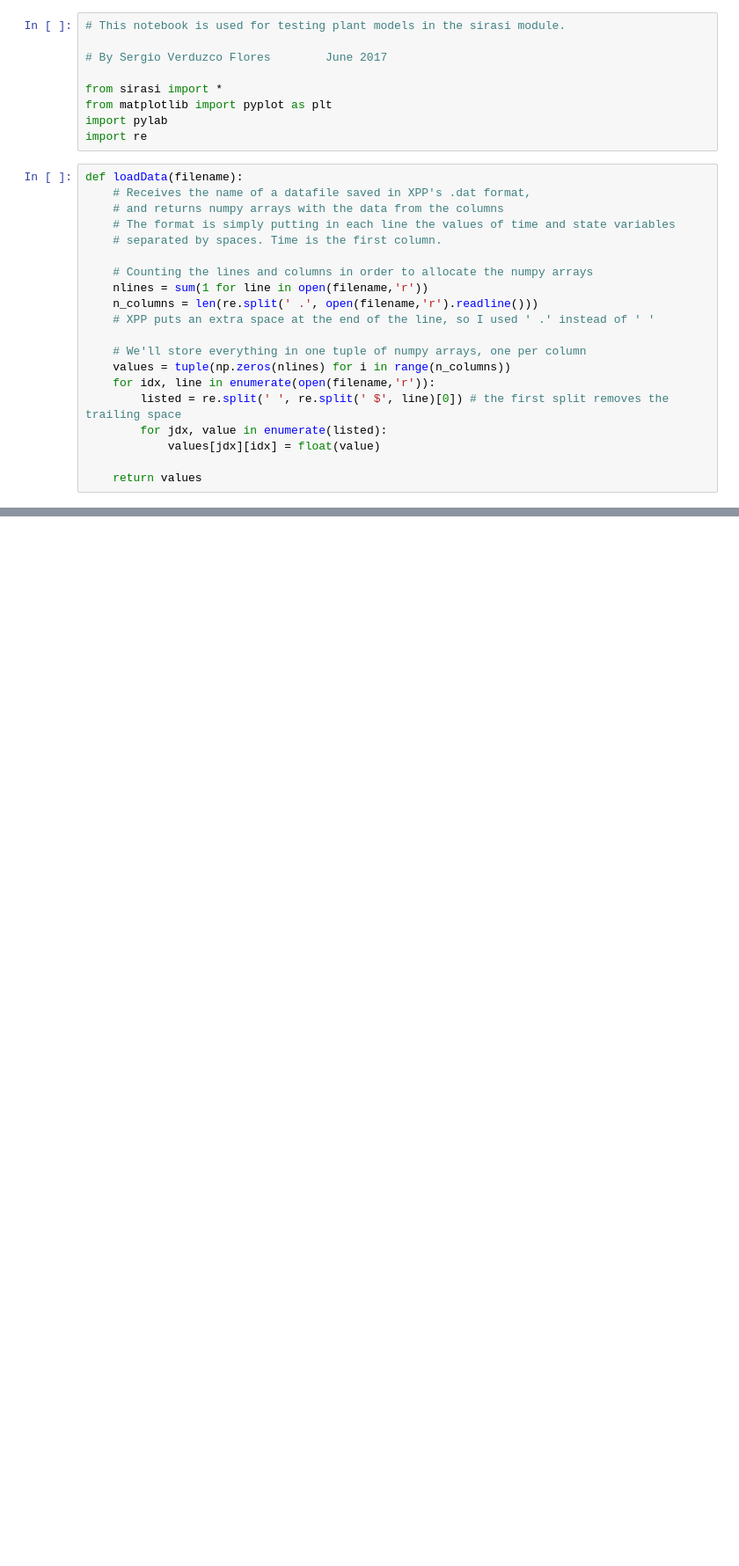
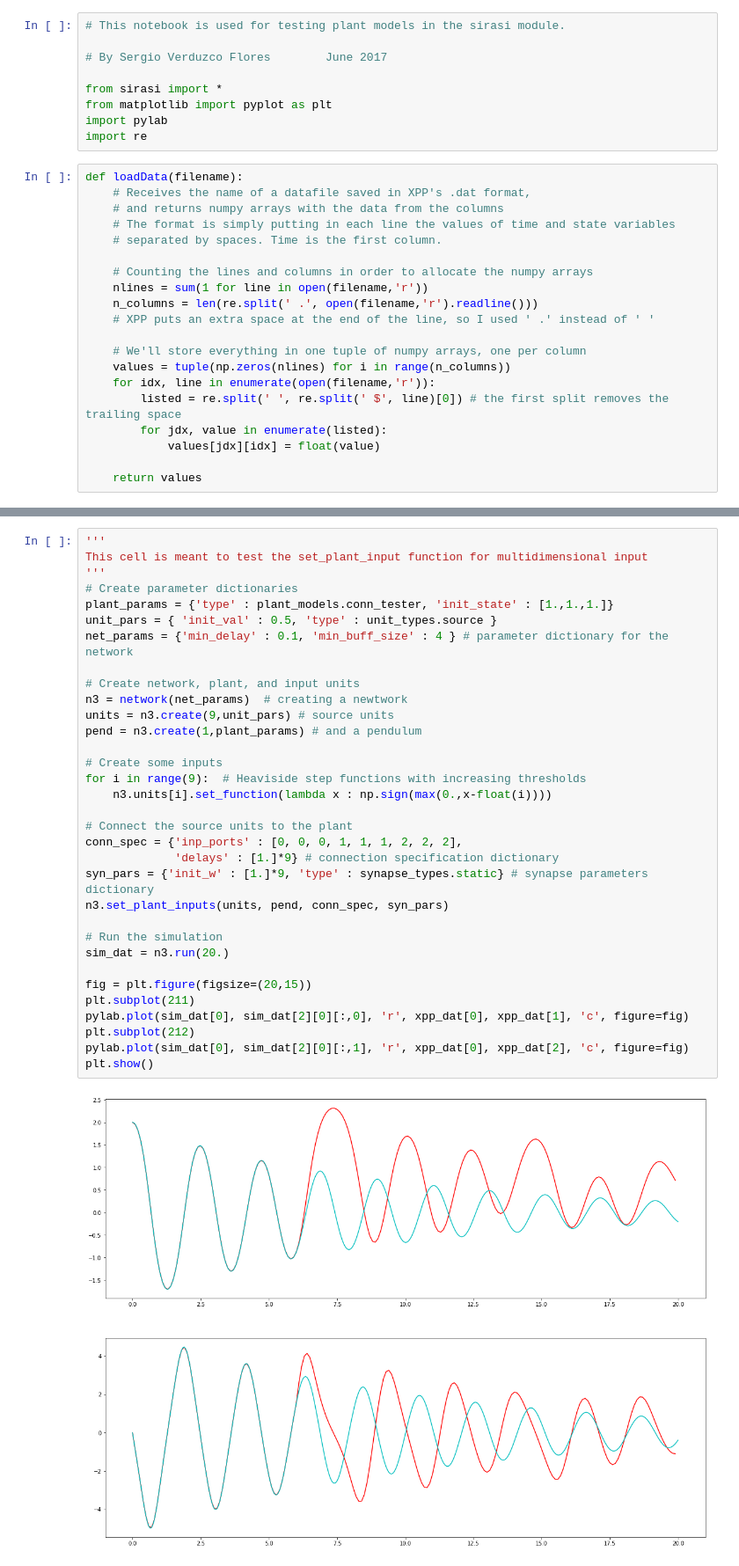
Before and after one commit to CNS-OIST/draculab, a Jupyter notebook: test6.ipynb, the cells around one changed output, grey strips where cells are left out. Shown at 88% size. Saved outputs shown, nothing was run; the diff lists cells and outputs as text; blank space fills up the shorter version.

```diff
--- a/test6.ipynb
+++ b/test6.ipynb
@@ -91,0 +104,35 @@ idx = (0, 2, 4)
+# %%
+'''
+This cell is meant to test the set_plant_input function for multidimensional input
+'''
+# Create parameter dictionaries
+plant_params = {'type' : plant_models.conn_tester, 'init_state' : [1.,1.,1.]}
+unit_pars = { 'init_val' : 0.5, 'type' : unit_types.source }
+net_params = {'min_delay' : 0.1, 'min_buff_size' : 4 } # parameter dictionary for the network
+
+# Create network, plant, and input units
+n3 = network(net_params)  # creating a newtwork
+units = n3.create(9,unit_pars) # source units
+pend = n3.create(1,plant_params) # and a pendulum
+
+# Create some inputs
+for i in range(9):  # Heaviside step functions with increasing thresholds
+    n3.units[i].set_function(lambda x : np.sign(max(0.,x-float(i))))
+
+# Connect the source units to the plant
+conn_spec = {'inp_ports' : [0, 0, 0, 1, 1, 1, 2, 2, 2],
+             'delays' : [1.]*9} # connection specification dictionary
+syn_pars = {'init_w' : [1.]*9, 'type' : synapse_types.static} # synapse parameters dictionary
+n3.set_plant_inputs(units, pend, conn_spec, syn_pars)
+
+# Run the simulation
+sim_dat = n3.run(20.)
+
+fig = plt.figure(figsize=(20,15))
+plt.subplot(211)
+pylab.plot(sim_dat[0], sim_dat[2][0][:,0], 'r', xpp_dat[0], xpp_dat[1], 'c', figure=fig)
+plt.subplot(212)
+pylab.plot(sim_dat[0], sim_dat[2][0][:,1], 'r', xpp_dat[0], xpp_dat[2], 'c', figure=fig)
+plt.show()
+# %% [output]
+[figure, added]
```
Also changed, not shown: parts of 7 cells of this notebook, 7 other files.
